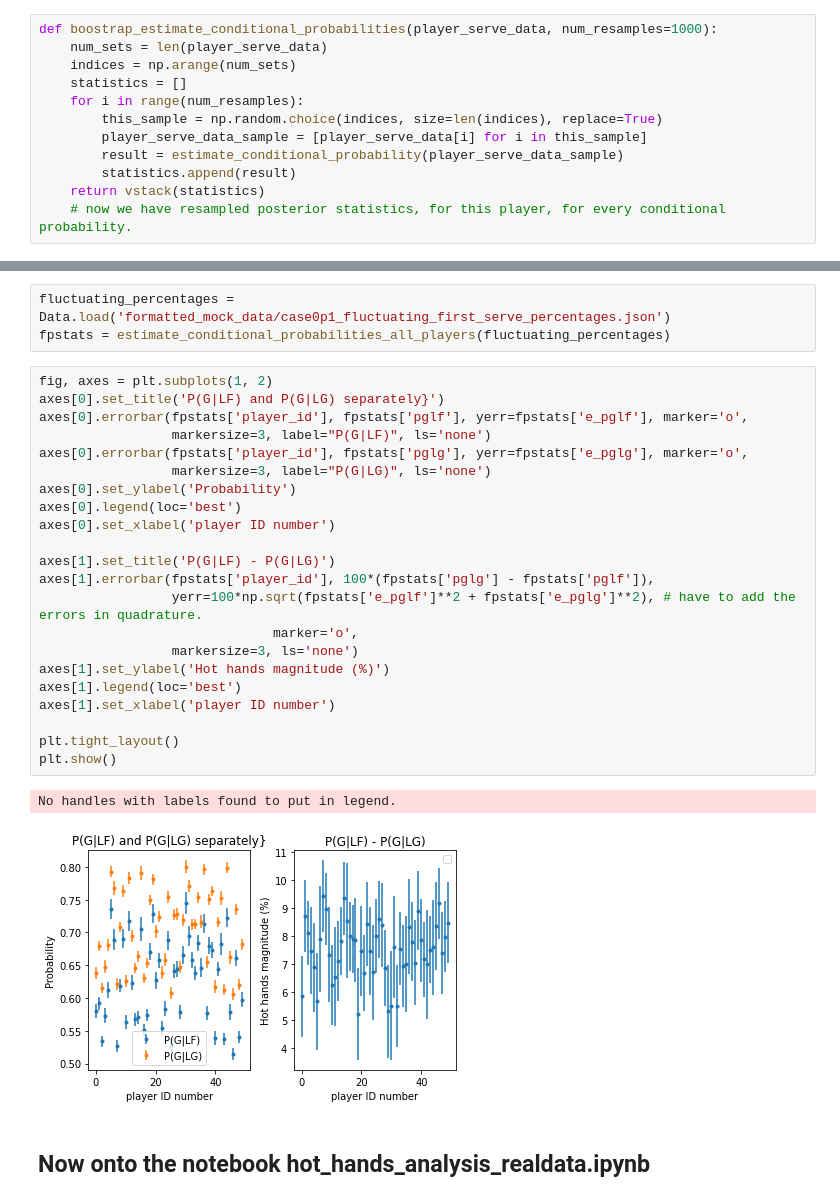
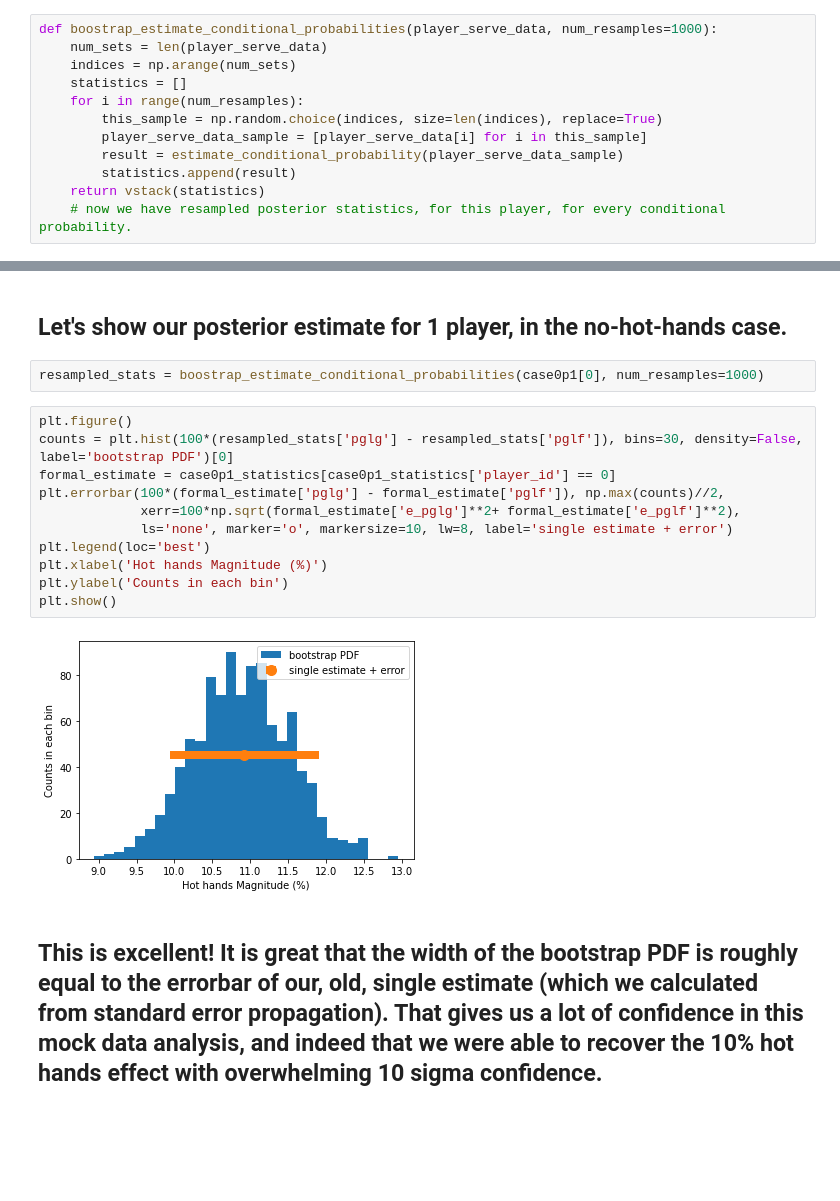
Before and after one commit to gmbrandt/datascience, a Jupyter notebook: hothandstennis/hot_hands_analysis_mockdata.ipynb, the cells around one changed output, grey strips where cells are left out. Drawn from its saved outputs; the diff is of its cells as text; blank space fills up the shorter version.

```diff
--- a/hothandstennis/hot_hands_analysis_mockdata.ipynb
+++ b/hothandstennis/hot_hands_analysis_mockdata.ipynb
@@ -264,30 +263,19 @@ plt.show()
-# %%
-fluctuating_percentages = Data.load('formatted_mock_data/case0p1_fluctuating_first_serve_percentages.json')
-fpstats = estimate_conditional_probabilities_all_players(fluctuating_percentages)
-# %%
-fig, axes = plt.subplots(1, 2)
-axes[0].set_title('P(G|LF) and P(G|LG) separately}')
-axes[0].errorbar(fpstats['player_id'], fpstats['pglf'], yerr=fpstats['e_pglf'], marker='o',
-                 markersize=3, label="P(G|LF)", ls='none')
-axes[0].errorbar(fpstats['player_id'], fpstats['pglg'], yerr=fpstats['e_pglg'], marker='o',
-                 markersize=3, label="P(G|LG)", ls='none')
-axes[0].set_ylabel('Probability')
-axes[0].legend(loc='best')
-axes[0].set_xlabel('player ID number')
-
-axes[1].set_title('P(G|LF) - P(G|LG)')
-axes[1].errorbar(fpstats['player_id'], 100*(fpstats['pglg'] - fpstats['pglf']),
-                 yerr=100*np.sqrt(fpstats['e_pglf']**2 + fpstats['e_pglg']**2), # have to add the errors in quadrature.
-                              marker='o',
-                 markersize=3, ls='none')
-axes[1].set_ylabel('Hot hands magnitude (%)')
-axes[1].legend(loc='best')
-axes[1].set_xlabel('player ID number')
-
-plt.tight_layout()
-plt.show()
-# %% [output]
-No handles with labels found to put in legend.
-[figure, removed]
-# %% [markdown]
-## Now onto the notebook hot_hands_analysis_realdata.ipynb
+# %% [markdown]
+## Let's show our posterior estimate for 1 player, in the no-hot-hands case.
+# %%
+resampled_stats = boostrap_estimate_conditional_probabilities(case0p1[0], num_resamples=1000)
+# %%
+plt.figure()
+counts = plt.hist(100*(resampled_stats['pglg'] - resampled_stats['pglf']), bins=30, density=False, label='bootstrap PDF')[0]
+formal_estimate = case0p1_statistics[case0p1_statistics['player_id'] == 0]
+plt.errorbar(100*(formal_estimate['pglg'] - formal_estimate['pglf']), np.max(counts)//2,
+             xerr=100*np.sqrt(formal_estimate['e_pglg']**2+ formal_estimate['e_pglf']**2),
+             ls='none', marker='o', markersize=10, lw=8, label='single estimate + error')
+plt.legend(loc='best')
+plt.xlabel('Hot hands Magnitude (%)')
+plt.ylabel('Counts in each bin')
+plt.show()
+# %% [output]
+[figure, added]
+# %% [markdown]
+## This is excellent! It is great that the width of the bootstrap PDF is roughly equal to the errorbar of our, old, single estimate (which we calculated from standard error propagation). That gives us a lot of confidence in this mock data analysis, and indeed that we were able to recover the 10% hot hands effect with overwhelming 10 sigma confidence.
```
Also changed, not shown: parts of 24 cells of this notebook.
